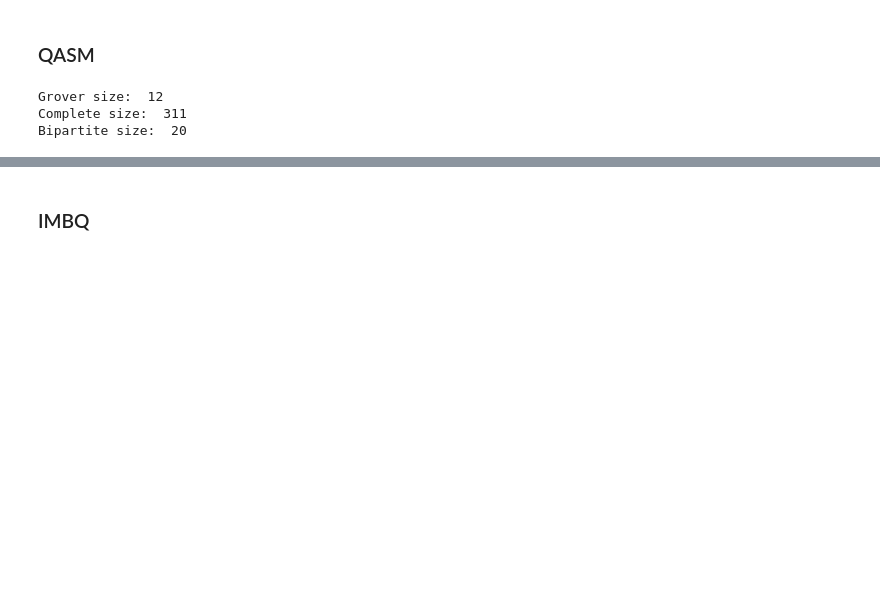
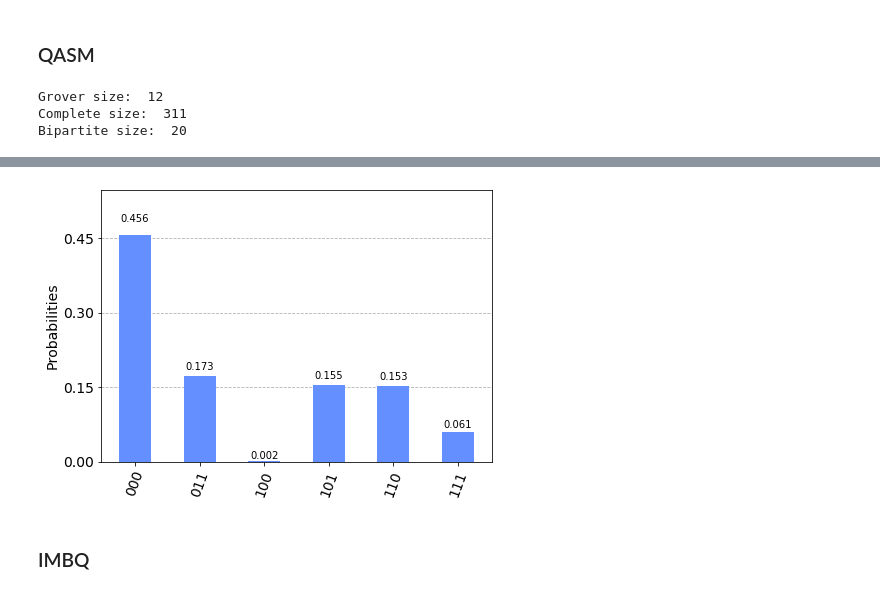
Before and after one commit to JaimePSantos/Dissertation-Tex-Code, a Jupyter notebook: Coding/Qiskit/Grover Search/allSearch.ipynb, the cells around one changed output, grey strips where cells are left out. Cells and saved outputs as stored; diff of their text form; code cells hidden in the pictures; blank space fills up the shorter version.

Commit message:
python search simulations

```diff
--- a/Coding/Qiskit/Grover Search/allSearch.ipynb
+++ b/Coding/Qiskit/Grover Search/allSearch.ipynb
@@ -157,3 +122,11 @@ Bipartite: 0001->1176
+# %%
+angle = ((np.pi)/3)
+gamma = np.pi
+qaoaSimul = runQAOA(3,angle,0,np.pi,1)
+# %%
+plot_histogram(simul(qaoaSimul))
+# %% [output]
+[figure, added]
 # %% [markdown]
 ### IMBQ
 # %%
```
Also changed, not shown: parts of 37 cells of this notebook, 9 other files.
